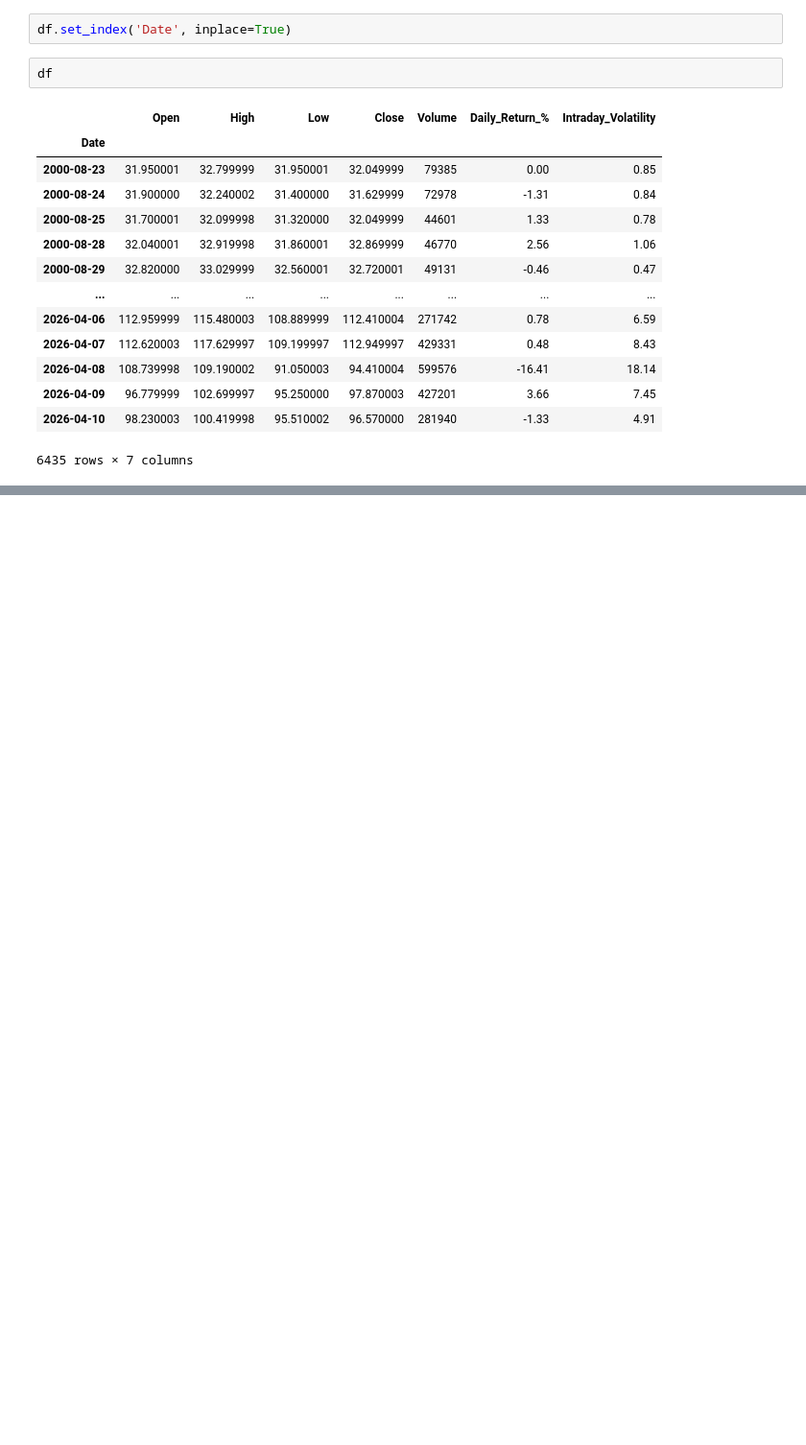
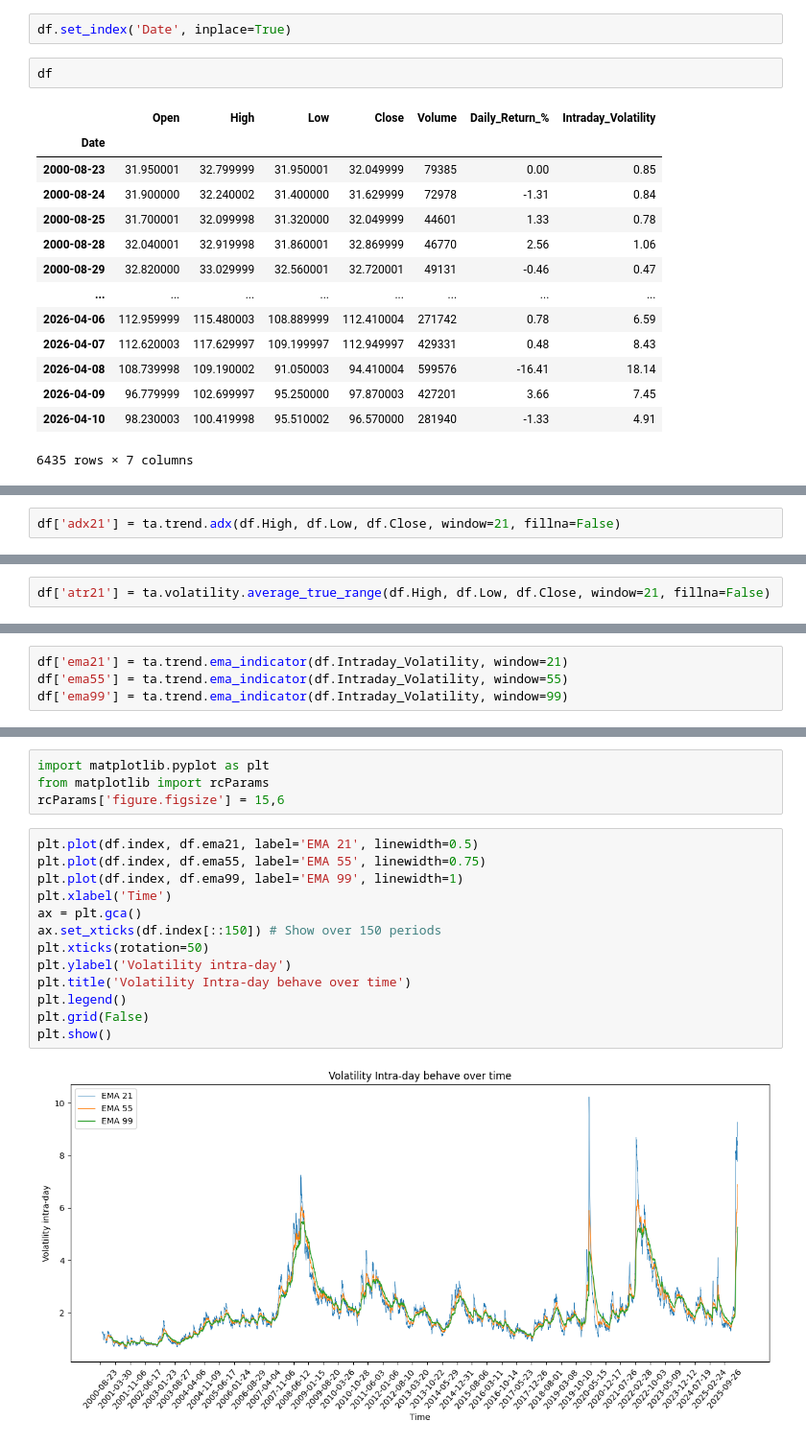
Before and after one commit to christiantommasi/public_tommasi_portfolio, a Jupyter notebook: 2_oil_crude_data_price/1_oil_crude.ipynb, the cells around one changed output, grey strips where cells are left out. Shown at 96% size. Drawn from its saved outputs; the diff is of its cells as text; blank space fills up the shorter version.

```diff
--- a/2_oil_crude_data_price/1_oil_crude.ipynb
+++ b/2_oil_crude_data_price/1_oil_crude.ipynb
@@ -94,0 +151,2 @@ df
+# %%
+df['adx21'] = ta.trend.adx(df.High, df.Low, df.Close, window=21, fillna=False)
@@ -94,0 +170,2 @@ df
+# %%
+df['atr21'] = ta.volatility.average_true_range(df.High, df.Low, df.Close, window=21, fillna=False)
@@ -94,0 +189,4 @@ df
+# %%
+df['ema21'] = ta.trend.ema_indicator(df.Intraday_Volatility, window=21)
+df['ema55'] = ta.trend.ema_indicator(df.Intraday_Volatility, window=55)
+df['ema99'] = ta.trend.ema_indicator(df.Intraday_Volatility, window=99)
@@ -94,0 +221,19 @@ df
+# %%
+import matplotlib.pyplot as plt
+from matplotlib import rcParams
+rcParams['figure.figsize'] = 15,6
+# %%
+plt.plot(df.index, df.ema21, label='EMA 21', linewidth=0.5)
+plt.plot(df.index, df.ema55, label='EMA 55', linewidth=0.75)
+plt.plot(df.index, df.ema99, label='EMA 99', linewidth=1)
+plt.xlabel('Time')
+ax = plt.gca()
+ax.set_xticks(df.index[::150]) # Show over 150 periods
+plt.xticks(rotation=50)
+plt.ylabel('Volatility intra-day')
+plt.title('Volatility Intra-day behave over time')
+plt.legend()
+plt.grid(False)
+plt.show()
+# %% [output]
+[figure, added]
```
Also changed, not shown: parts of 12 cells of this notebook.
